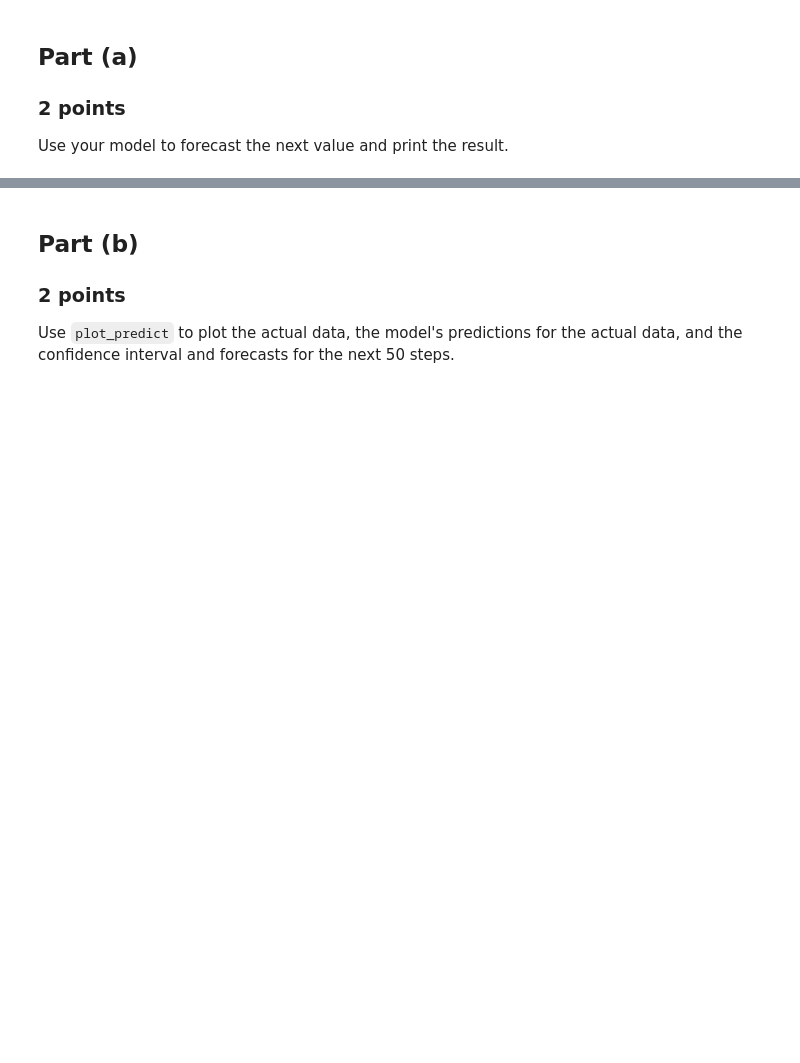
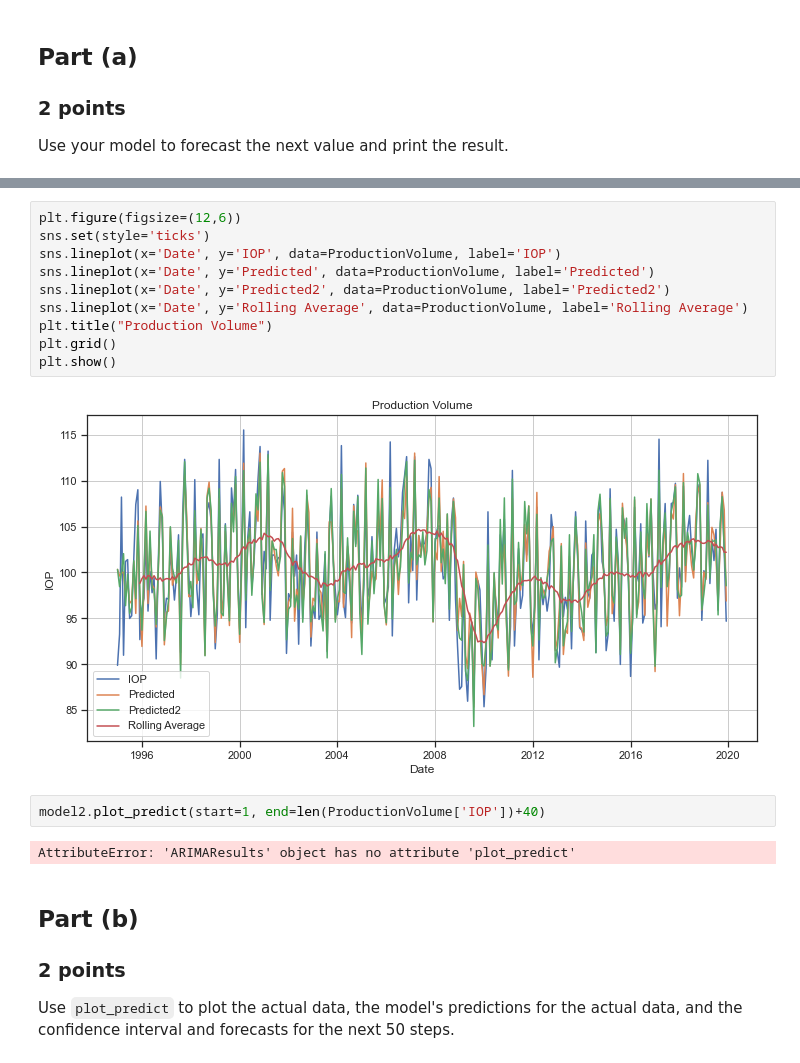
Before and after one commit to DuncanFerguson/GITHUB_REPOSITORY, a Jupyter notebook: DU_MSDS/Data Science Tools 1/Assignment_5/Duncan_Ferguson_Assignment_5.ipynb, the cells around one changed output, grey strips where cells are left out. Saved outputs shown, nothing was run; the diff lists cells and outputs as text; blank space fills up the shorter version.

```diff
--- a/DU_MSDS/Data Science Tools 1/Assignment_5/Duncan_Ferguson_Assignment_5.ipynb
+++ b/DU_MSDS/Data Science Tools 1/Assignment_5/Duncan_Ferguson_Assignment_5.ipynb
@@ -490,3 +535,19 @@ Use your model to forecast the next value and print the result.
+# %%
+plt.figure(figsize=(12,6))
+sns.set(style='ticks')
+sns.lineplot(x='Date', y='IOP', data=ProductionVolume, label='IOP')
+sns.lineplot(x='Date', y='Predicted', data=ProductionVolume, label='Predicted')
+sns.lineplot(x='Date', y='Predicted2', data=ProductionVolume, label='Predicted2')
+sns.lineplot(x='Date', y='Rolling Average', data=ProductionVolume, label='Rolling Average')
+plt.title("Production Volume")
+plt.grid()
+plt.show()
+# %% [output]
+[figure, added]
+# %%
+model2.plot_predict(start=1, end=len(ProductionVolume['IOP'])+40)
+# %% [output]
+AttributeError: 'ARIMAResults' object has no attribute 'plot_predict'
 # %% [markdown]
 ## Part (b)
 ### 2 points
```
Also changed, not shown: parts of 7 cells of this notebook.
